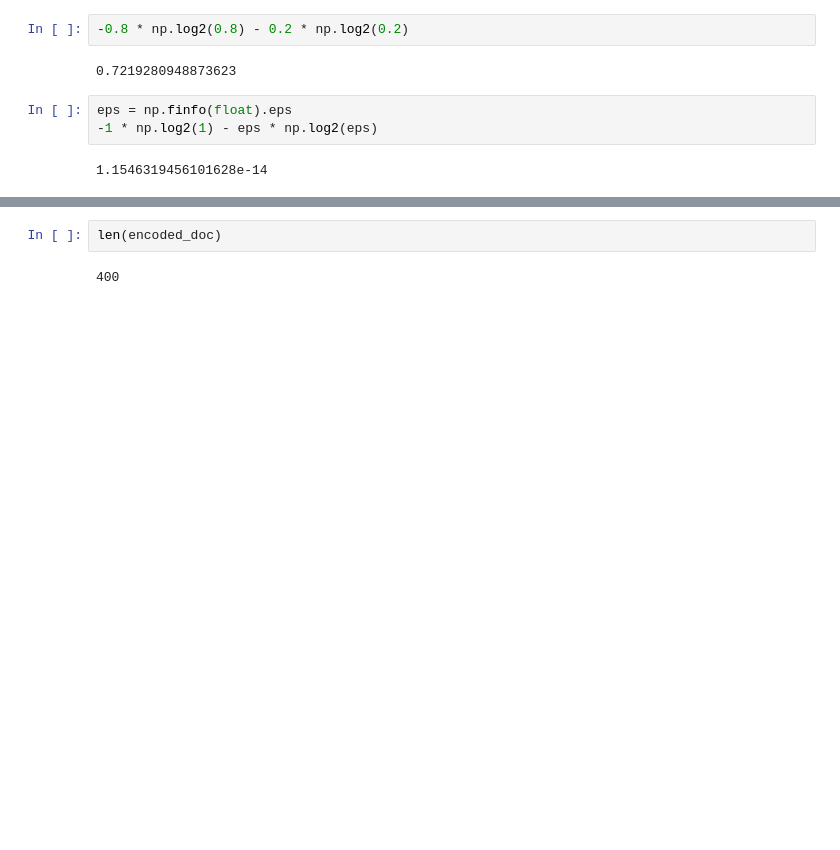
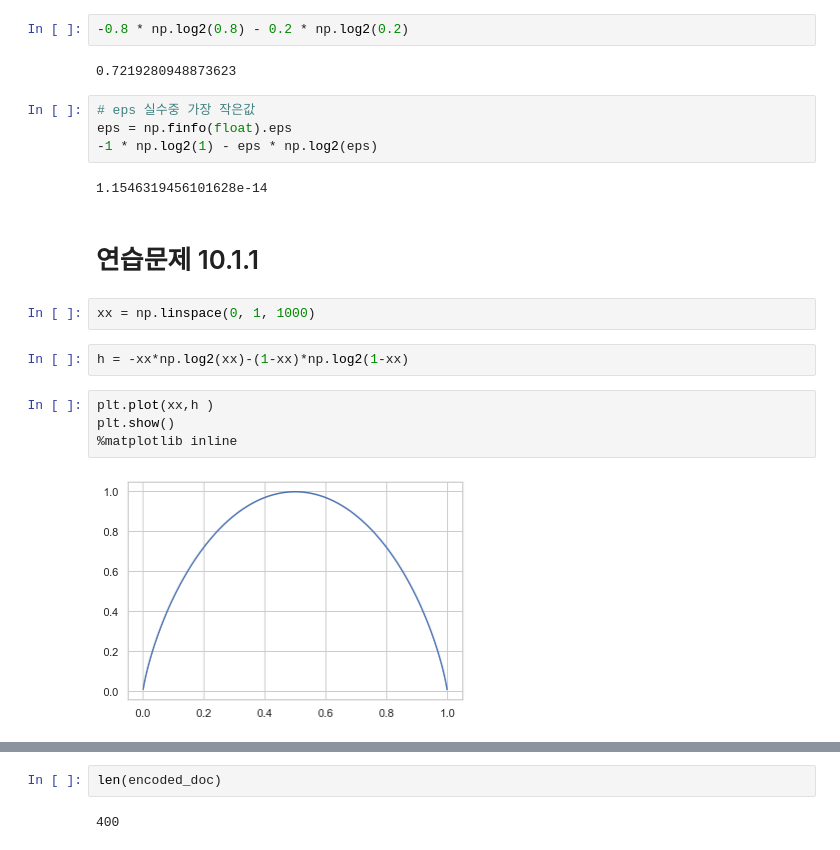
Before and after one commit to KIMS-Github/TIL_, a Jupyter notebook: math/Day13_Probability/entropy_mutual information.ipynb, the cells around one changed output, grey strips where cells are left out. Drawn from its saved outputs; the diff is of its cells as text; blank space fills up the shorter version.

```diff
--- a/math/Day13_Probability/entropy_mutual information.ipynb
+++ b/math/Day13_Probability/entropy_mutual information.ipynb
@@ -11,10 +11,23 @@
 # %% [output]
 0.7219280948873623
 # %%
+# eps 실수중 가장 작은값
 eps = np.finfo(float).eps
 -1 * np.log2(1) - eps * np.log2(eps)
 # %% [output]
 1.1546319456101628e-14
+# %% [markdown]
+# 연습문제 10.1.1
+# %%
+xx = np.linspace(0, 1, 1000)
+# %%
+h = -xx*np.log2(xx)-(1-xx)*np.log2(1-xx)
+# %%
+plt.plot(xx,h )
+plt.show()
+%matplotlib inline
+# %% [output]
+[figure, added]
 # %%
 P0 = np.linspace(0.001, 1 - 0.001, 1000)
 P1 = 1 - P0
```
Also changed, not shown: parts of 54 cells of this notebook, 2 other files.
